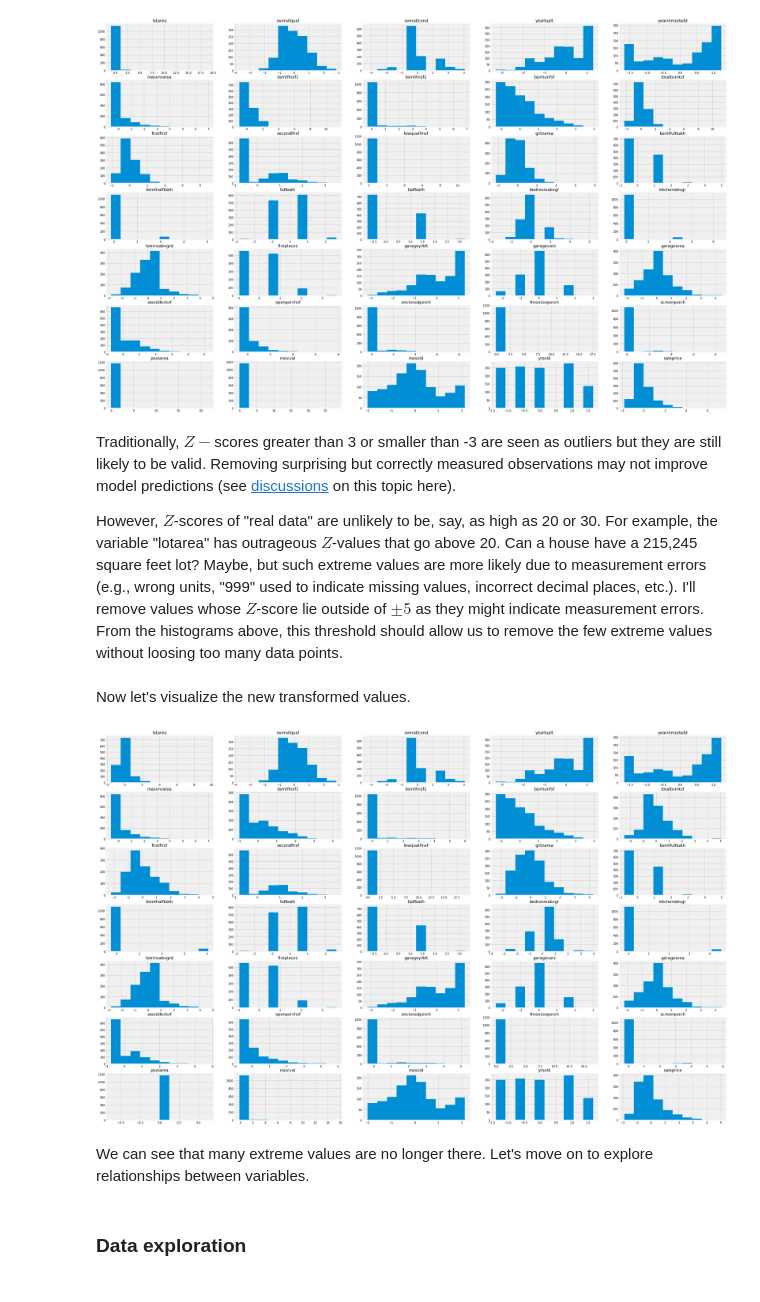
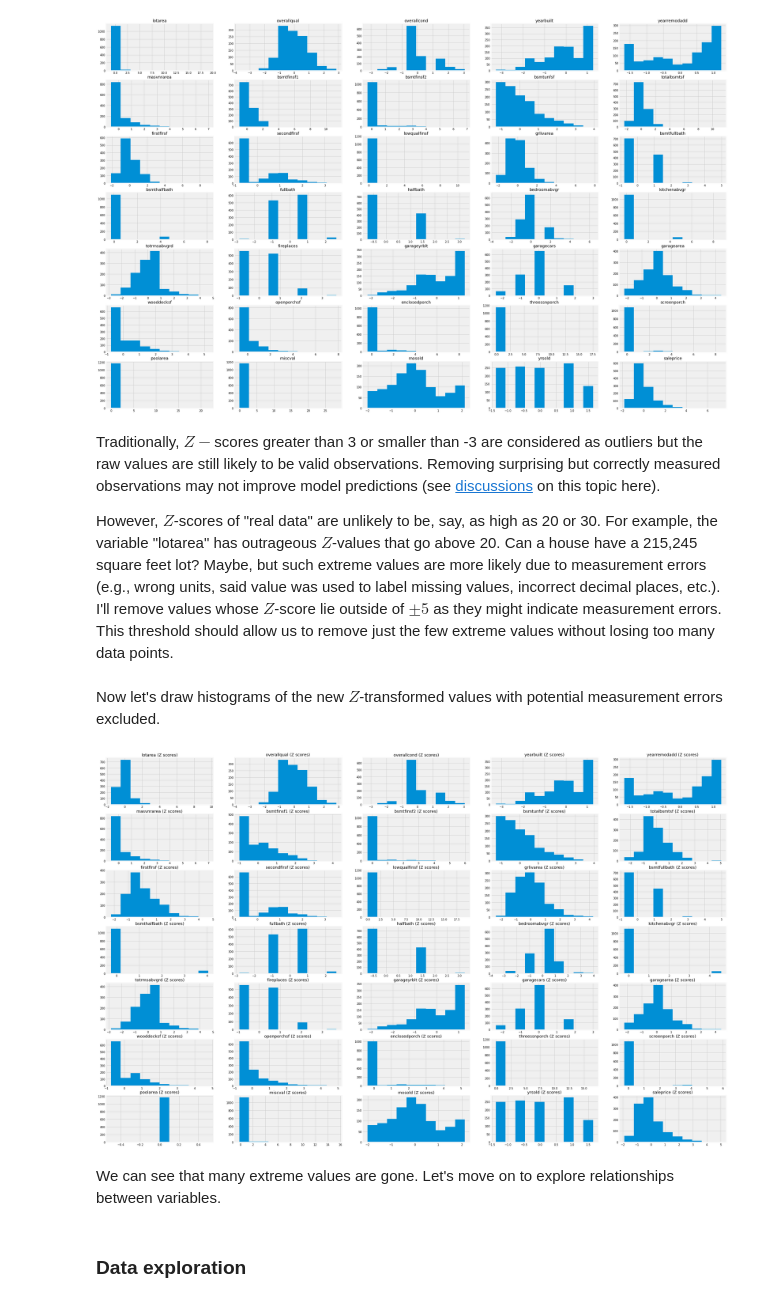
Before and after one commit to Yuan-Meng/linear_regression, a Jupyter notebook: predict_housing_prices.ipynb, the cells around one changed output. Cells and saved outputs as stored; diff of their text form; code cells hidden in the pictures.

```diff
--- a/predict_housing_prices.ipynb
+++ b/predict_housing_prices.ipynb
@@ -98,6 +97,3 @@ df = raw.copy()
 
 # Convert mssubclass to string
 df["mssubclass"] = df["mssubclass"].astype(str)
-
-# Drop "id"
-df.drop("id", axis=1, inplace=True)
@@ -213,6 +207,6 @@ For continuous variables, we can use box plots to visually detect outliers.
 # %%
 # Names of continuous variables
-continuous_cols = df_train.select_dtypes(include=["number"]).columns
+continuous_cols = df_train.drop("id", axis=1).select_dtypes(include=["number"]).columns
 
 # Generate a boxplot for each variable
 plt.figure(figsize=(35, 25))
@@ -249,34 +243,34 @@ plt.show()
 # %% [output]
 [figure]
 # %% [markdown]
-Traditionally, $Z-$scores greater than 3 or smaller than -3 are seen as outliers but they are still likely to be valid. Removing surprising but correctly measured observations may not improve model predictions (see [discussions](https://stats.stackexchange.com/questions/298551/will-removing-outliers-improve-my-predictive-model) on this topic here).
+Traditionally, $Z-$scores greater than 3 or smaller than -3 are considered as outliers but the raw values are still likely to be valid observations. Removing surprising but correctly measured observations may not improve model predictions (see [discussions](https://stats.stackexchange.com/questions/298551/will-removing-outliers-improve-my-predictive-model) on this topic here).
 
-However, $Z$-scores of "real data" are unlikely to be, say, as high as 20 or 30. For example, the variable "lotarea" has outrageous $Z$-values that go above 20. Can a house have a 215,245 square feet lot? Maybe, but such extreme values are more likely due to measurement errors (e.g., wrong units, "999" used to indicate missing values, incorrect decimal places, etc.). I'll remove values whose $Z$-score lie outside of $\pm 5$ as they might indicate measurement errors. From the histograms above, this threshold should allow us to remove the few extreme values without loosing too many data points.
+However, $Z$-scores of "real data" are unlikely to be, say, as high as 20 or 30. For example, the variable "lotarea" has outrageous $Z$-values that go above 20. Can a house have a 215,245 square feet lot? Maybe, but such extreme values are more likely due to measurement errors (e.g., wrong units, said value was used to label missing values, incorrect decimal places, etc.). I'll remove values whose $Z$-score lie outside of $\pm 5$ as they might indicate measurement errors. This threshold should allow us to remove just the few extreme values without losing too many data points.
 # %%
 # Replace values whose absoluate Z score >= 5 with missing values
 for col in continuous_cols:
     outliers = np.abs(stats.zscore(df_train[col])) >= 5
     df_train.loc[outliers, col] = np.nan
 # %% [markdown]
-Now let's visualize the new transformed values.
+Now let's draw histograms of the new $Z$-transformed values with potential measurement errors excluded.
 # %%
 # Transform continuous variables
 scaler = preprocessing.StandardScaler().fit(df_train[continuous_cols])
 
 # Generate histograms of Z-scores
 plt.figure(figsize=(35, 25))
 
 for i in range(len(continuous_cols)):
     plt.subplot(7, 5, i + 1)
     plt.hist(scaler.transform(df_train[continuous_cols])[:, i])
-    plt.title("{}".format(continuous_cols[i]))
+    plt.title("{} (Z scores)".format(continuous_cols[i]))
 
 plt.tight_layout
 plt.show()
 # %% [output]
-[figure, old version]
+[figure, new version]
 # %% [markdown]
-We can see that many extreme values are no longer there. Let's move on to explore relationships between variables.
+We can see that many extreme values are gone. Let's move on to explore relationships between variables.
 # %% [markdown]
 ### Data exploration
 # %% [markdown]
```
Also changed, not shown: parts of 110 cells of this notebook, 4 other files.
